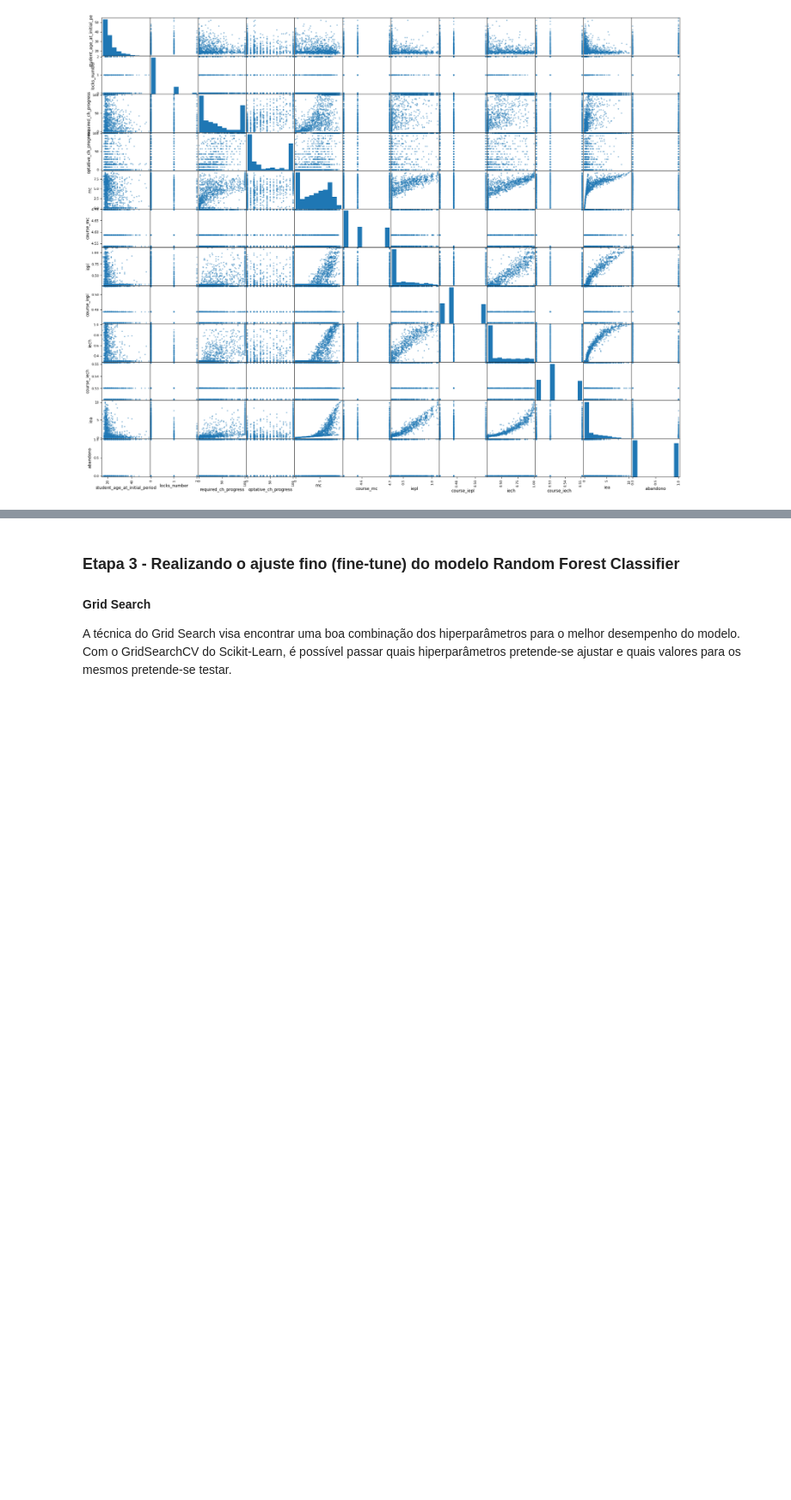
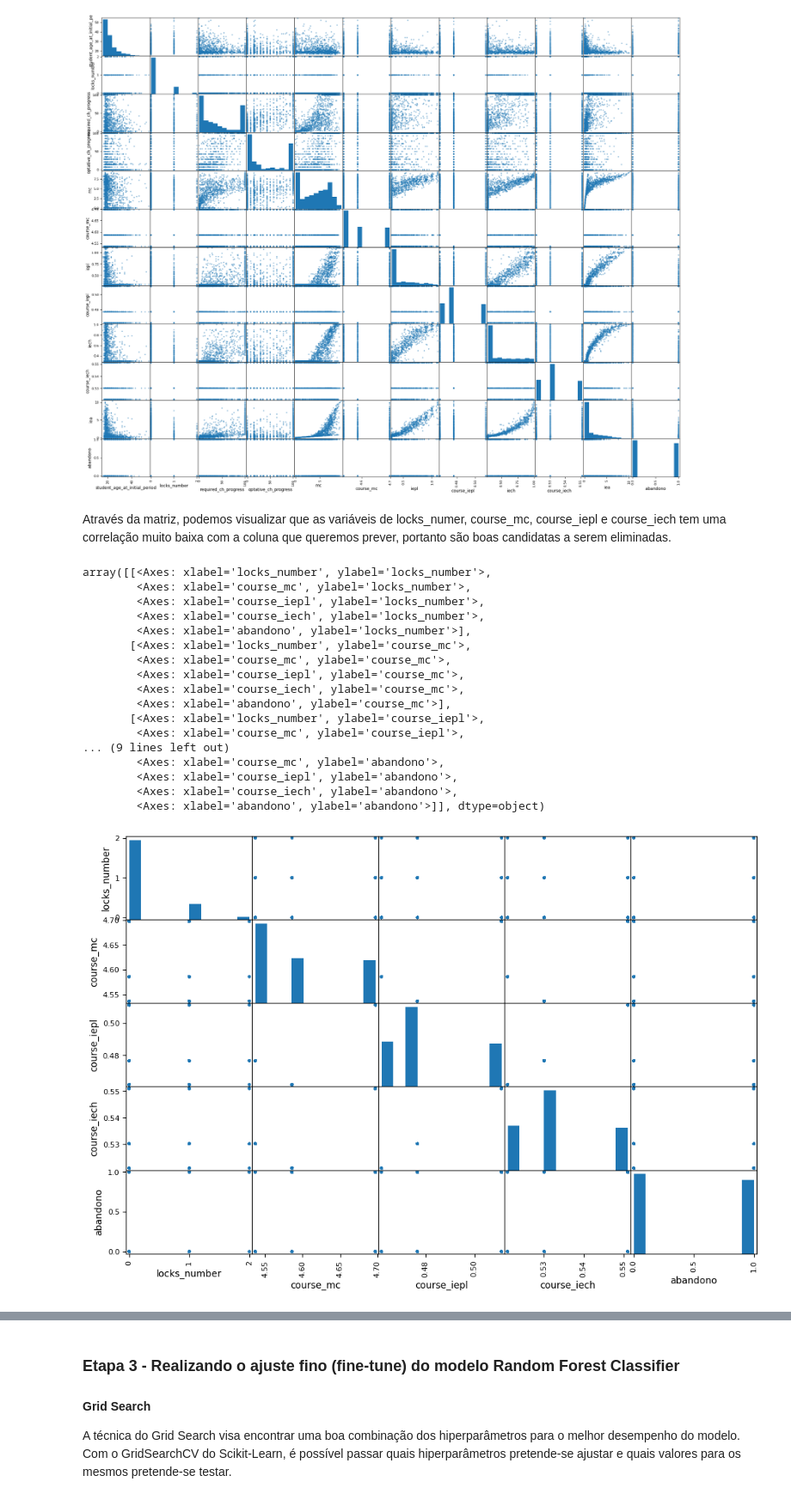
Before and after one commit to gabrielmoliva/Atividade-1---Machine-Learning, a Jupyter notebook: modelo.ipynb, the cells around one changed output, grey strips where cells are left out. Shown at 86% size. Drawn from its saved outputs; the diff is of its cells as text; code cells hidden in the pictures; blank space fills up the shorter version.

```diff
--- a/modelo.ipynb
+++ b/modelo.ipynb
@@ -181,3 +183,27 @@ array([[<Axes: xlabel='student_age_at_initial_period', ylabel='student_age_at_in
         <Axes: xlabel='iea', ylabel='abandono'>,
         <Axes: xlabel='abandono', ylabel='abandono'>]], dtype=object)
 [figure]
+# %% [markdown]
+Através da matriz, podemos visualizar que as variáveis de locks_numer, course_mc, course_iepl e course_iech tem uma correlação muito baixa com a coluna que queremos prever, portanto são boas candidatas a serem eliminadas.
+# %%
+colunas_observadas = ['locks_number', 'course_mc', 'course_iepl', 'course_iech', 'abandono']
+scatter_matrix(df[colunas_observadas], figsize=(12,8))
+# %% [output]
+array([[<Axes: xlabel='locks_number', ylabel='locks_number'>,
+        <Axes: xlabel='course_mc', ylabel='locks_number'>,
+        <Axes: xlabel='course_iepl', ylabel='locks_number'>,
+        <Axes: xlabel='course_iech', ylabel='locks_number'>,
+        <Axes: xlabel='abandono', ylabel='locks_number'>],
+       [<Axes: xlabel='locks_number', ylabel='course_mc'>,
+        <Axes: xlabel='course_mc', ylabel='course_mc'>,
+        <Axes: xlabel='course_iepl', ylabel='course_mc'>,
+        <Axes: xlabel='course_iech', ylabel='course_mc'>,
+        <Axes: xlabel='abandono', ylabel='course_mc'>],
+       [<Axes: xlabel='locks_number', ylabel='course_iepl'>,
+        <Axes: xlabel='course_mc', ylabel='course_iepl'>,
+... (9 lines left out)
+        <Axes: xlabel='course_mc', ylabel='abandono'>,
+        <Axes: xlabel='course_iepl', ylabel='abandono'>,
+        <Axes: xlabel='course_iech', ylabel='abandono'>,
+        <Axes: xlabel='abandono', ylabel='abandono'>]], dtype=object)
+[figure, added]
```
Also changed, not shown: parts of 28 cells of this notebook.
